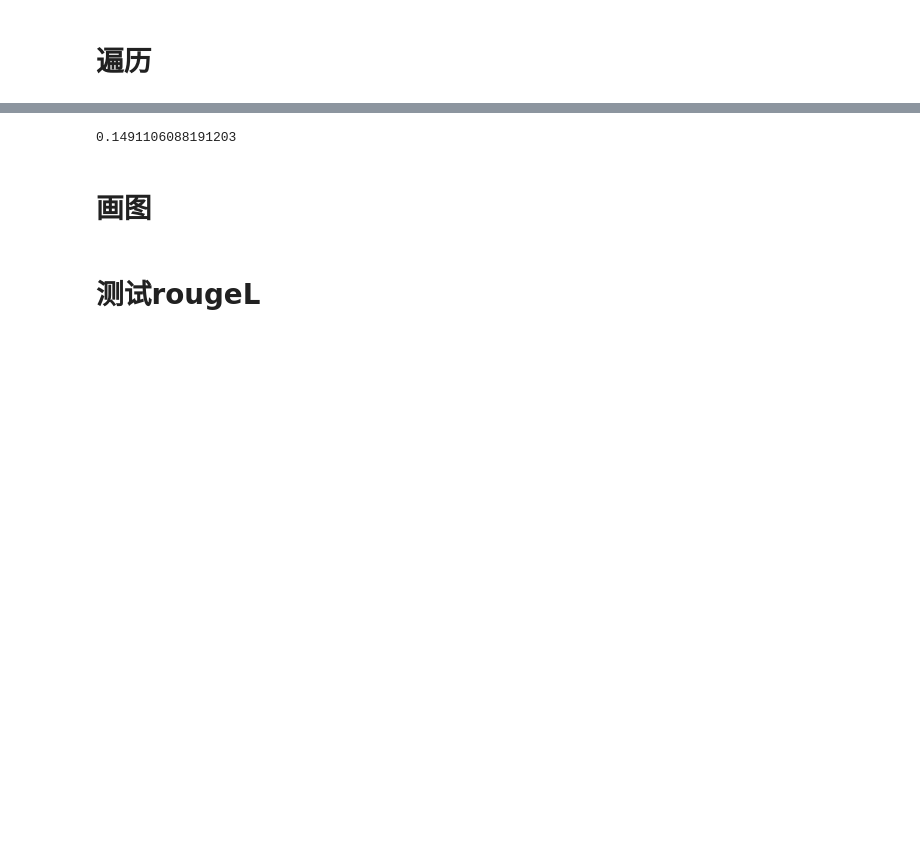
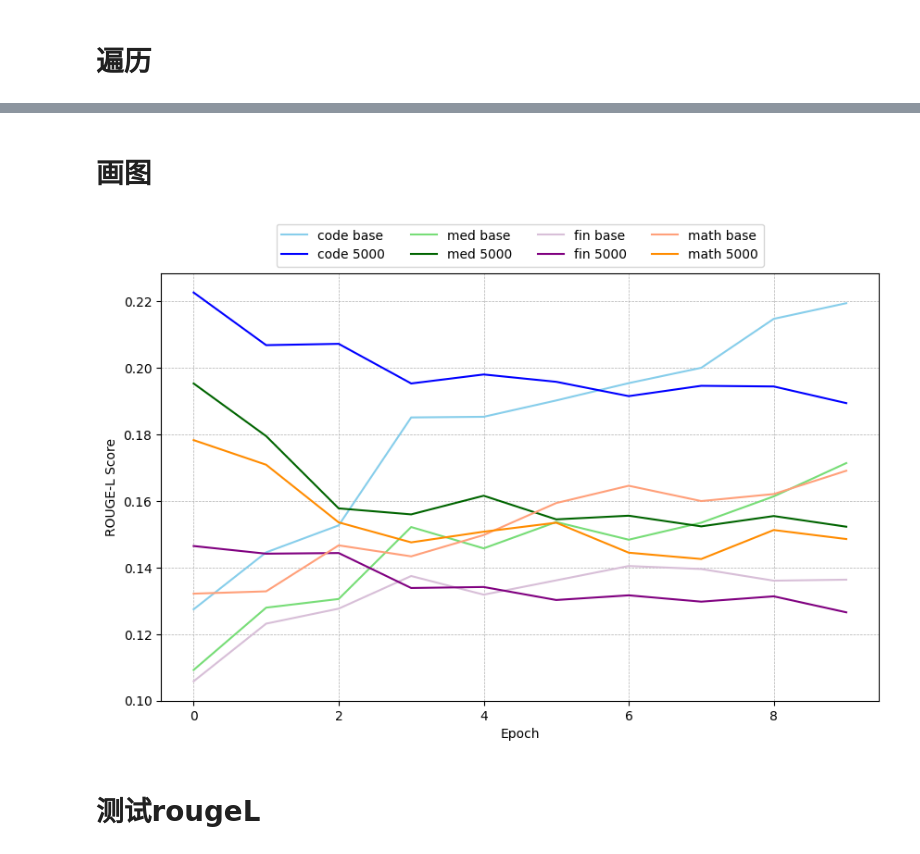
Before and after one commit to LEON-gittech/Cherry_LLM, a Jupyter notebook: niid_data/privacy_evaluation.ipynb, the cells around one changed output, grey strips where cells are left out. Drawn from its saved outputs; the diff is of its cells as text; code cells hidden in the pictures; blank space fills up the shorter version.

```diff
--- a/niid_data/privacy_evaluation.ipynb
+++ b/niid_data/privacy_evaluation.ipynb
@@ -160,10 +160,9 @@ print(response[:5])
 # %%
 # rougeLs = rouge.compute(predictions=response, references=[code_labels]*100)["rougeL"]
-rougeLs = rouge.compute(predictions=response, references=[base_data["instruction"]]*100)["rougeL"] # memory extraction
+rougeLs = rouge.compute(predictions=response, references=[base_data["instruction"]]*1000,rouge_types=['rougeL'],
+use_aggregator=False)["rougeL"] # memory extraction
 # rougeLs = rouge.compute(predictions=response, references=[base_data["response"]]*100)["rougeL"]
 print(rougeLs)
-# %% [output]
-0.1491106088191203
 # %%
 # Unsloth
 # rougeLs = []
@@ -177,38 +176,55 @@ print(rougeLs)
 # %%
 import matplotlib.pyplot as plt
 import random
 
 # 数据
 epochs = range(0, 10)
 code_scores = [0.1274, 0.1445, 0.1526, 0.1850, 0.1852, 0.1901, 0.1953, 0.1999, 0.2146, 0.2193]
+code_5000 = [0.2225, 0.2067, 0.2071, 0.1952, 0.1979, 0.1957, 0.1914, 0.1945, 0.1943, 0.1893]
 med_scores = [0.1092, 0.1279, 0.1305, 0.1521, 0.1457, 0.1536, 0.1483, 0.1534, 0.1613, 0.1713]
+med_5000 = [0.1952, 0.1794, 0.1577, 0.1559, 0.1615, 0.1544, 0.1555, 0.1523, 0.1554, 0.1522]
 fin_scores = [0.1058, 0.1231, 0.1276, 0.1374, 0.1318, 0.1361, 0.1404, 0.1395, 0.136, 0.1363]
+fin_5000 = [0.1464, 0.1441, 0.1443, 0.1338, 0.1341, 0.1302, 0.1316, 0.1297, 0.1313, 0.1265]
 math_scores = [0.1321, 0.1328, 0.1466, 0.1433, 0.1497, 0.1593, 0.1645, 0.1599, 0.162, 0.169]
+math_5000 = [0.1782, 0.1708, 0.1535, 0.1475, 0.1507, 0.1534, 0.1444, 0.1425, 0.1512, 0.1485]
 
 # 创建绘图窗口
 plt.figure(figsize=(10, 6))
 
+color_groups = [
+    ('#87CEEB', '#0000FF'),  # 蓝色组合
+    ('#77DD77', '#006400'),  # 绿色组合
+    ('#D8BFD8', '#800080'),  # 紫色组合
+    ('#FFA07A', '#FF8C00')   # 橙色组合
+]
+
 # 绘制曲线
-plt.plot(epochs, code_scores, label='code')
-plt.plot(epochs, med_scores, label='med')
-plt.plot(epochs, fin_scores, label='fin')
-plt.plot(epochs, math_scores, label='math')
+plt.plot(epochs, code_scores, label='code base', color=color_groups[0][0])
+plt.plot(epochs, code_5000, label='code 5000', color=color_groups[0][1])
+plt.plot(epochs, med_scores, label='med base', color=color_groups[1][0])
+plt.plot(epochs, med_5000, label='med 5000', color=color_groups[1][1])
+plt.plot(epochs, fin_scores, label='fin base', color=color_groups[2][0])
+plt.plot(epochs, fin_5000, label='fin 5000', color=color_groups[2][1])
+plt.plot(epochs, math_scores, label='math base', color=color_groups[3][0])
+plt.plot(epochs, math_5000, label='math 5000', color=color_groups[3][1])
 
 # 添加标题和标签
 plt.xlabel('Epoch')
 plt.ylabel('ROUGE-L Score')
 
 # 添加网格
 plt.grid(True, which='both', linestyle='--', linewidth=0.5)
 
 # 设置背景阴影
-plt.gca().set_facecolor('whitesmoke')
+# plt.gca().set_facecolor('whitesmoke')
 
 # 添加图例
-plt.legend(loc='upper center', bbox_to_anchor=(0.5, 1.1), ncol=4)
+plt.legend(loc='upper center', bbox_to_anchor=(0.5, 1.13), ncol=4)
 
 # 显示图表
 plt.show()
+# %% [output]
+[figure, added]
 # %% [markdown]
 # 测试rougeL
 # %%
```
Also changed, not shown: parts of 4 cells of this notebook, 7 other files.
